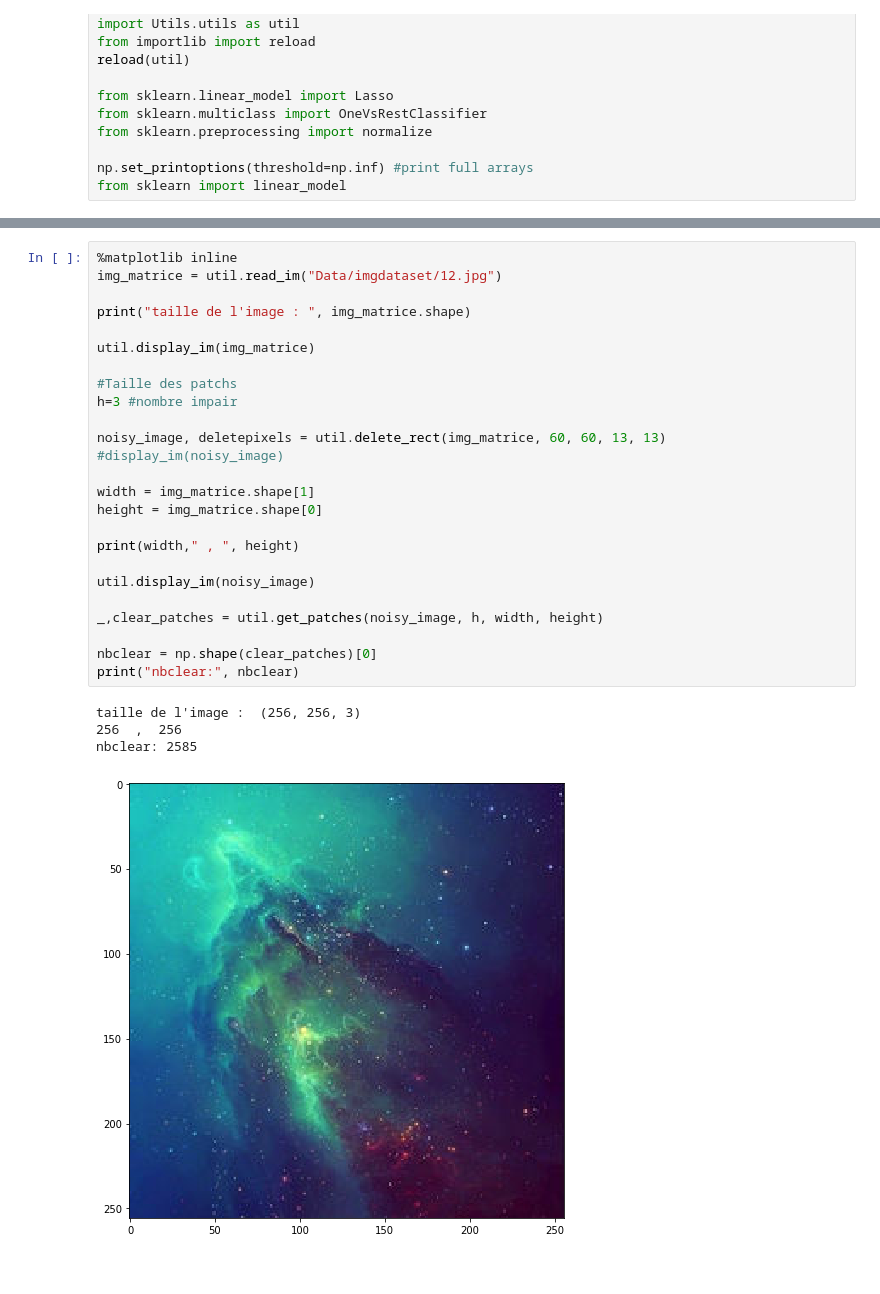
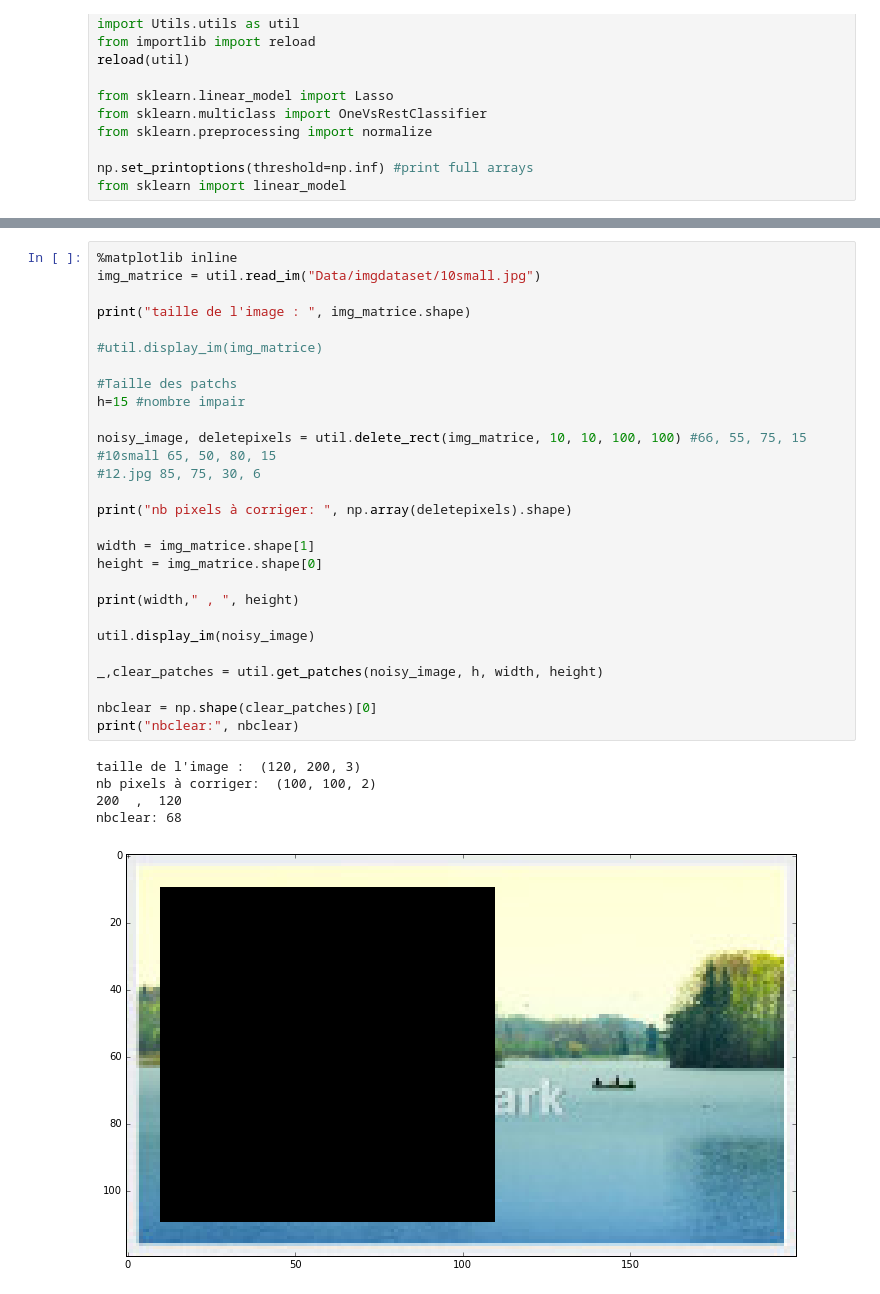
Before and after one commit to MaximeMarlot/arf-project, a Jupyter notebook: project_escargot.ipynb, the cells around one changed output, grey strips where cells are left out. Drawn from its saved outputs; the diff is of its cells as text.

```diff
--- a/project_escargot.ipynb
+++ b/project_escargot.ipynb
@@ -147,31 +206,35 @@ def inpaint_image(noisy_image, dictionary, coord_noisy_pix, h, clear_image):
     util.display_im(noisy_image)
 # %%
 %matplotlib inline
-img_matrice = util.read_im("Data/imgdataset/12.jpg")
+img_matrice = util.read_im("Data/imgdataset/10small.jpg")
 
 print("taille de l'image : ", img_matrice.shape)
 
-util.display_im(img_matrice)
+#util.display_im(img_matrice)
 
 #Taille des patchs
-h=3 #nombre impair
+h=15 #nombre impair
 
-noisy_image, deletepixels = util.delete_rect(img_matrice, 60, 60, 13, 13)
-#display_im(noisy_image)
+noisy_image, deletepixels = util.delete_rect(img_matrice, 10, 10, 100, 100) #66, 55, 75, 15
+#10small 65, 50, 80, 15
+#12.jpg 85, 75, 30, 6
+
+print("nb pixels à corriger: ", np.array(deletepixels).shape)
 
 width = img_matrice.shape[1]
 height = img_matrice.shape[0]
 
 print(width," , ", height)
 
 util.display_im(noisy_image)
 
 _,clear_patches = util.get_patches(noisy_image, h, width, height)
 
 nbclear = np.shape(clear_patches)[0]
 print("nbclear:", nbclear)
 # %% [output]
-taille de l'image :  (256, 256, 3)
-256  ,  256
-nbclear: 2585
+taille de l'image :  (120, 200, 3)
+nb pixels à corriger:  (100, 100, 2)
+200  ,  120
+nbclear: 68
-[figure, old version]
+[figure, new version]
```
Also changed, not shown: parts of 7 cells of this notebook, 7 other files.
